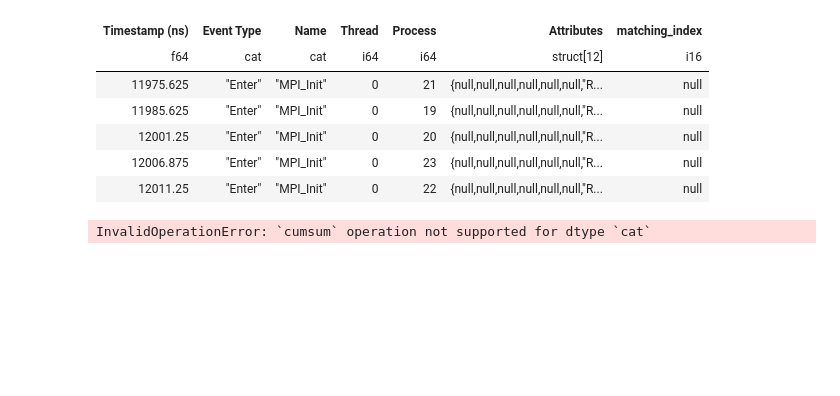
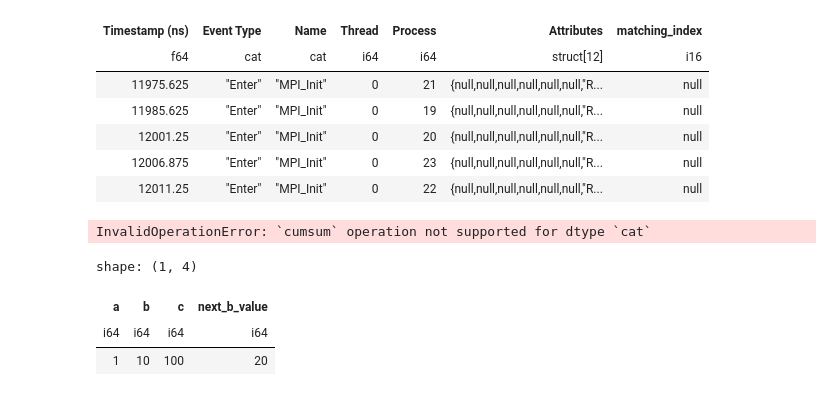
Before and after one commit to hpcgroup/pipit, a Jupyter notebook: docs/examples/polars.ipynb, the cells around one changed output. Saved outputs shown, nothing was run; the diff lists cells and outputs as text; code cells hidden in the pictures; blank space fills up the shorter version.

```diff
--- a/docs/examples/polars.ipynb
+++ b/docs/examples/polars.ipynb
@@ -760,3 +849,10 @@ leave_events.collect()
 # df = df.with_column((enter_events - leave_events).alias('nesting_level'))
 # %% [output]
 InvalidOperationError: `cumsum` operation not supported for dtype `cat`
+# %%
+df[0]
+# %% [output]
+shape: (1, 4)
+| a | b | c | next_b_value |
+| i64 | i64 | i64 | i64 |
+| 1 | 10 | 100 | 20 |
```
Also changed, not shown: parts of 8 cells of this notebook.
